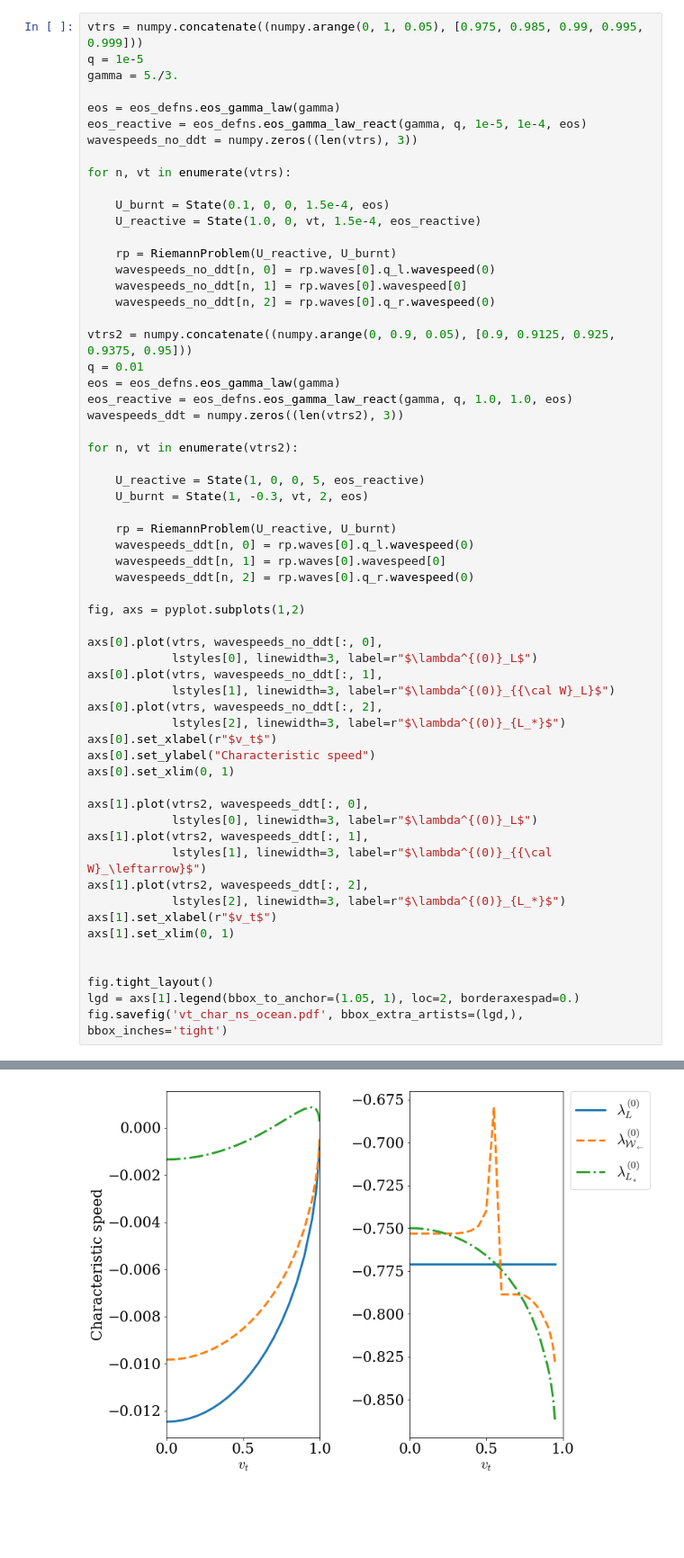
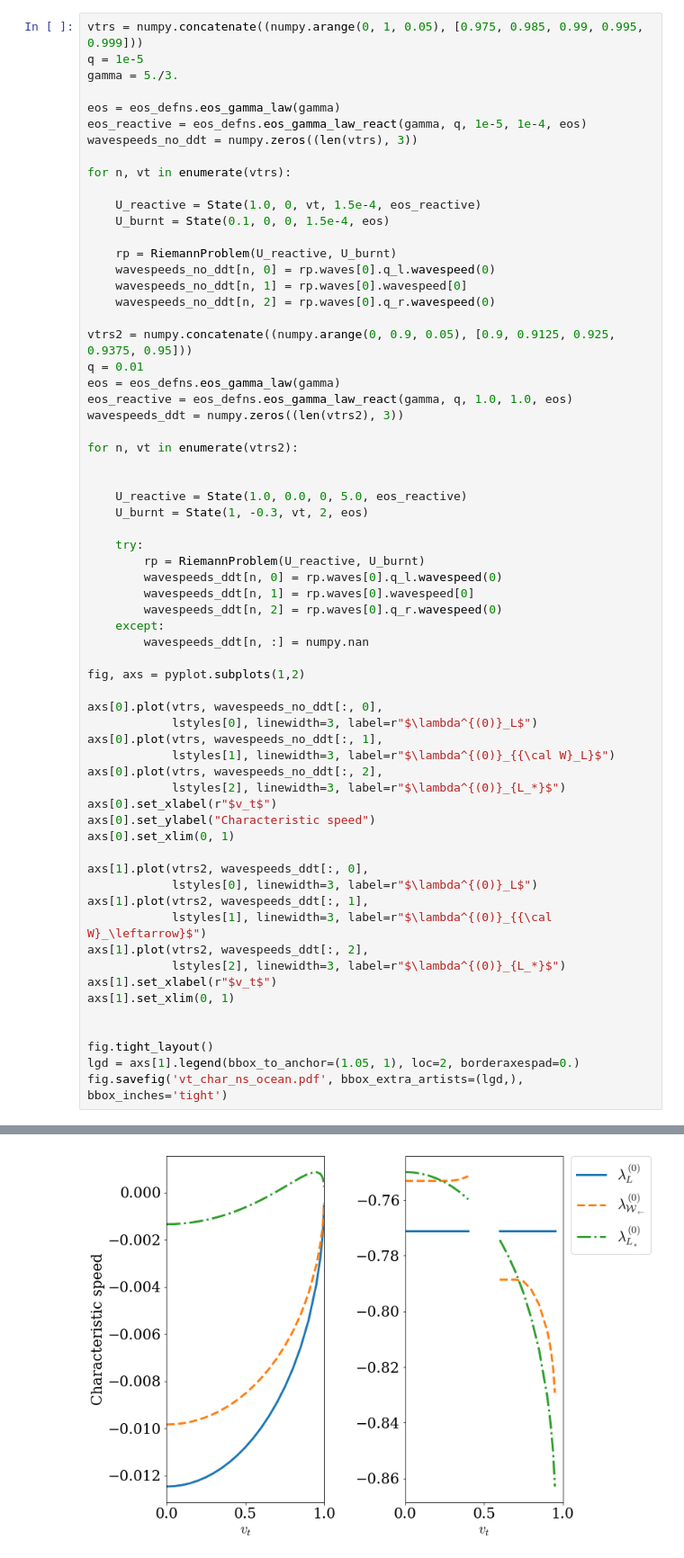
Before and after one commit to harpolea/r3d2, a Jupyter notebook: examples/paper_tangential_velocities.ipynb, the cells around one changed output, grey strips where cells are left out. Shown at 90% size. Cells and saved outputs as stored; diff of their text form; blank space fills up the shorter version.

Commit message:
Characteristic structure plot, inset version

```diff
--- a/examples/paper_tangential_velocities.ipynb
+++ b/examples/paper_tangential_velocities.ipynb
@@ -449,8 +449,8 @@ wavespeeds_no_ddt = numpy.zeros((len(vtrs), 3))
 
 for n, vt in enumerate(vtrs):
 
+    U_reactive = State(1.0, 0, vt, 1.5e-4, eos_reactive)
     U_burnt = State(0.1, 0, 0, 1.5e-4, eos)
-    U_reactive = State(1.0, 0, vt, 1.5e-4, eos_reactive)
 
     rp = RiemannProblem(U_reactive, U_burnt)
     wavespeeds_no_ddt[n, 0] = rp.waves[0].q_l.wavespeed(0)
@@ -465,13 +465,17 @@ wavespeeds_ddt = numpy.zeros((len(vtrs2), 3))
 
 for n, vt in enumerate(vtrs2):
 
-    U_reactive = State(1, 0, 0, 5, eos_reactive)
+
+    U_reactive = State(1.0, 0.0, 0, 5.0, eos_reactive)
     U_burnt = State(1, -0.3, vt, 2, eos)
 
-    rp = RiemannProblem(U_reactive, U_burnt)
-    wavespeeds_ddt[n, 0] = rp.waves[0].q_l.wavespeed(0)
-    wavespeeds_ddt[n, 1] = rp.waves[0].wavespeed[0]
-    wavespeeds_ddt[n, 2] = rp.waves[0].q_r.wavespeed(0)
+    try:
+        rp = RiemannProblem(U_reactive, U_burnt)
+        wavespeeds_ddt[n, 0] = rp.waves[0].q_l.wavespeed(0)
+        wavespeeds_ddt[n, 1] = rp.waves[0].wavespeed[0]
+        wavespeeds_ddt[n, 2] = rp.waves[0].q_r.wavespeed(0)
+    except:
+        wavespeeds_ddt[n, :] = numpy.nan
 
 fig, axs = pyplot.subplots(1,2)
 
@@ -502 +509 @@ fig.savefig('vt_char_ns_ocean.pdf', bbox_extra_artists=(lgd,), bbox_inches='tigh
-[figure, old version]
+[figure, new version]
```
Also changed, not shown: parts of 3 cells of this notebook.
